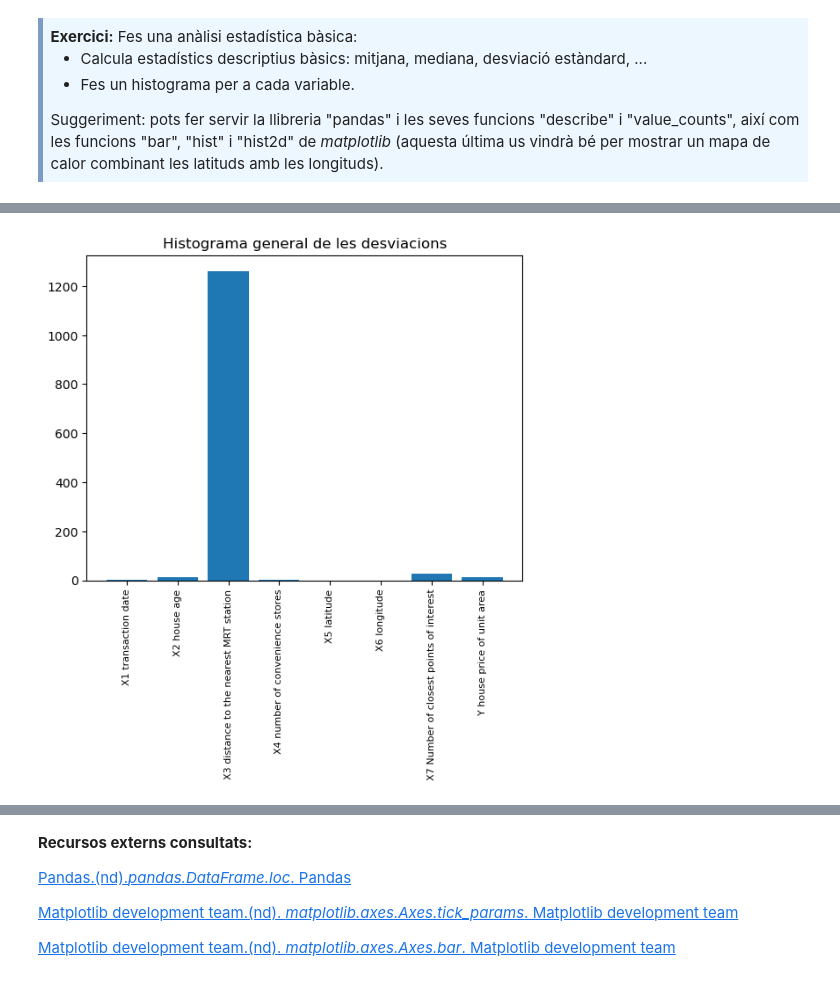
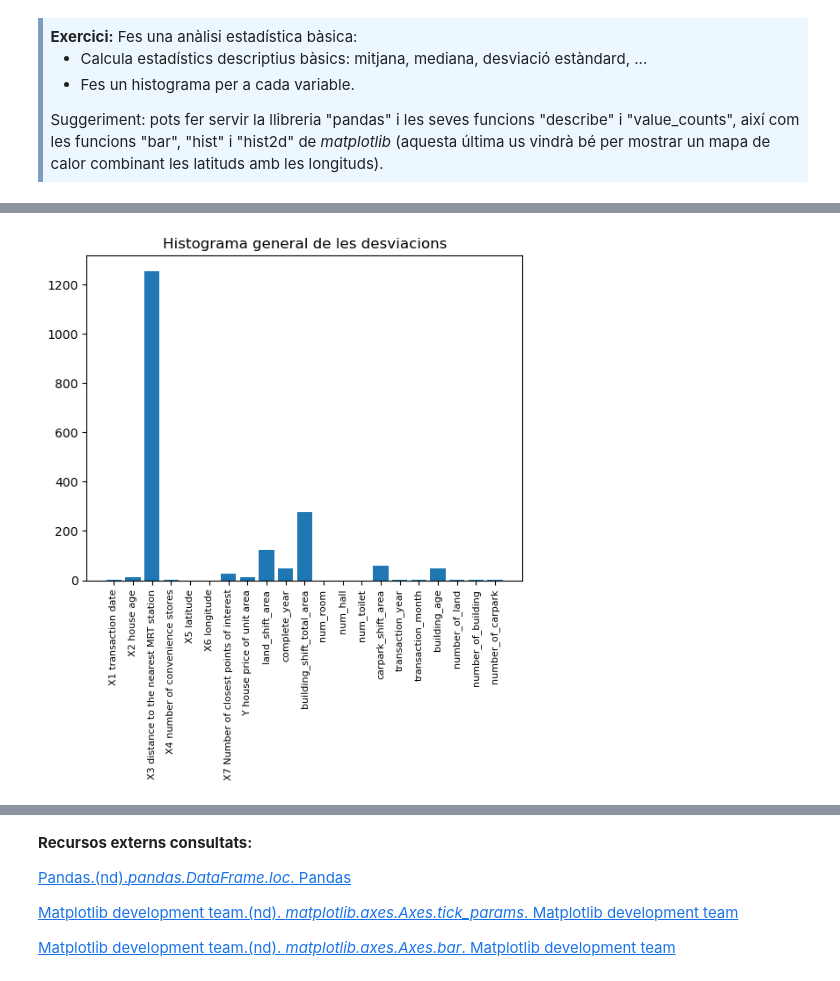
Before and after one commit to marc7666/PAC1-Aprenentatge-automatic, a Jupyter notebook: M2.991_20242_PAC1-Enunciat.ipynb, the cells around one changed output, grey strips where cells are left out. Saved outputs shown, nothing was run; the diff lists cells and outputs as text; code cells hidden in the pictures.

```diff
--- a/M2.991_20242_PAC1-Enunciat.ipynb
+++ b/M2.991_20242_PAC1-Enunciat.ipynb
@@ -198,7 +198,8 @@ Atributs descriptius:
  ['X1 transaction date', 'X2 house age', 'X3 distance to the nearest MRT station', 'X4 number of convenience stores', 'X5 latitude', 'X6 longitude']
 Nombre d'atributs descriptius:  6
 # %%
-real_estate_valuation_as_pandas = real_estate_valuation_dataset.data.original # Transformació del dataset complet a pandas
+# Transformació del dataset complet a pandas
+real_estate_valuation_as_pandas = pd.DataFrame(real_estate_valuation_dataset.data.original)
 print("Nombre de files del dataset: ", real_estate_valuation_as_pandas.size)
 # %% [output]
 Nombre de files del dataset:  3312
@@ -351,12 +338,10 @@ plt.show()
 # %%
-x_axis = np.array(["X1 transaction date", "X2 house age", "X3 distance to the nearest MRT station",
-                  "X4 number of convenience stores", "X5 latitude", "X6 longitude", "X7 Number of closest points of interest",
-                   "Y house price of unit area"])
+x_axis = np.array(real_estate_valuation_as_pandas.columns[1:])
 y_axis = np.array(statistics.loc["std"].values[1:]) # Descartant els valors de "No" (No = ID)
 plt.figure()
 plt.bar(x_axis, y_axis)
 plt.tick_params(axis='x', rotation=90, labelsize=8) # Modificació eix X
 plt.title("Histograma general de les desviacions")
 plt.show()
 # %% [output]
-[figure, old version]
+[figure, new version]
```
Also changed, not shown: parts of 43 cells of this notebook.
